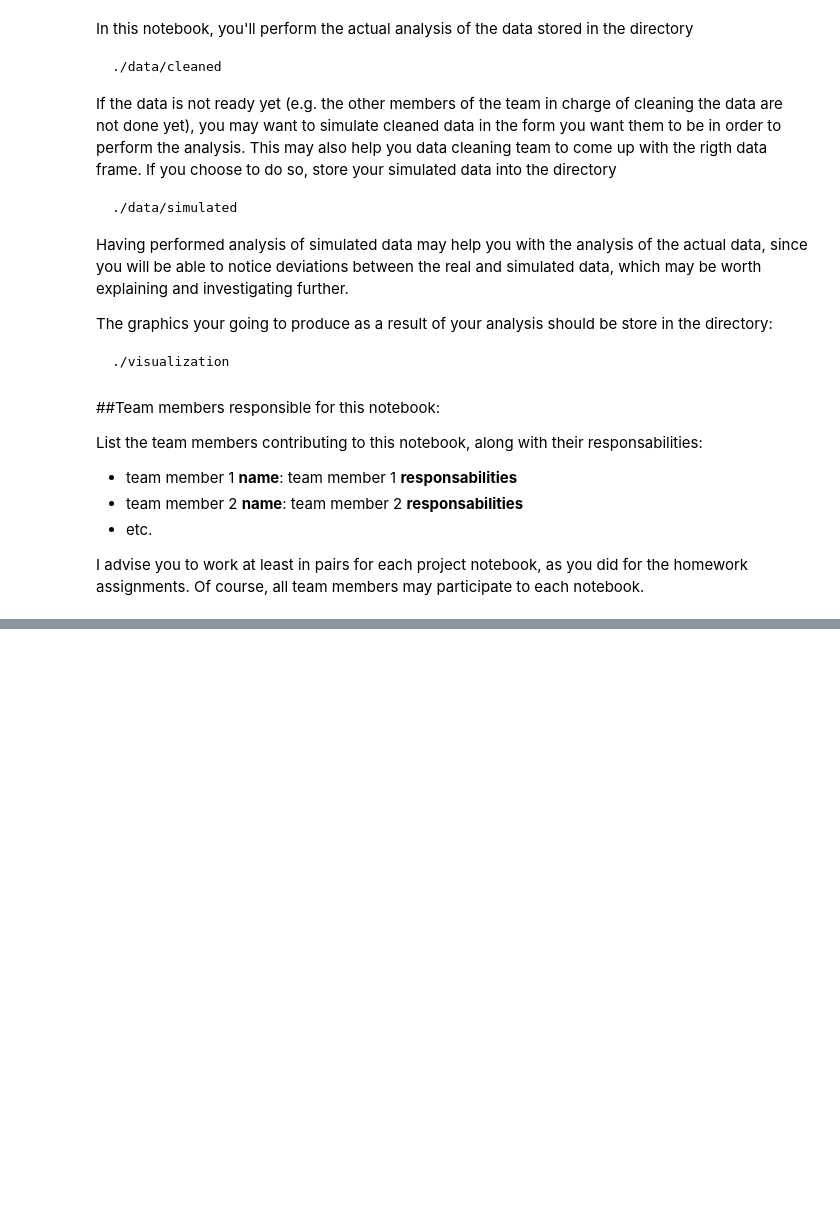
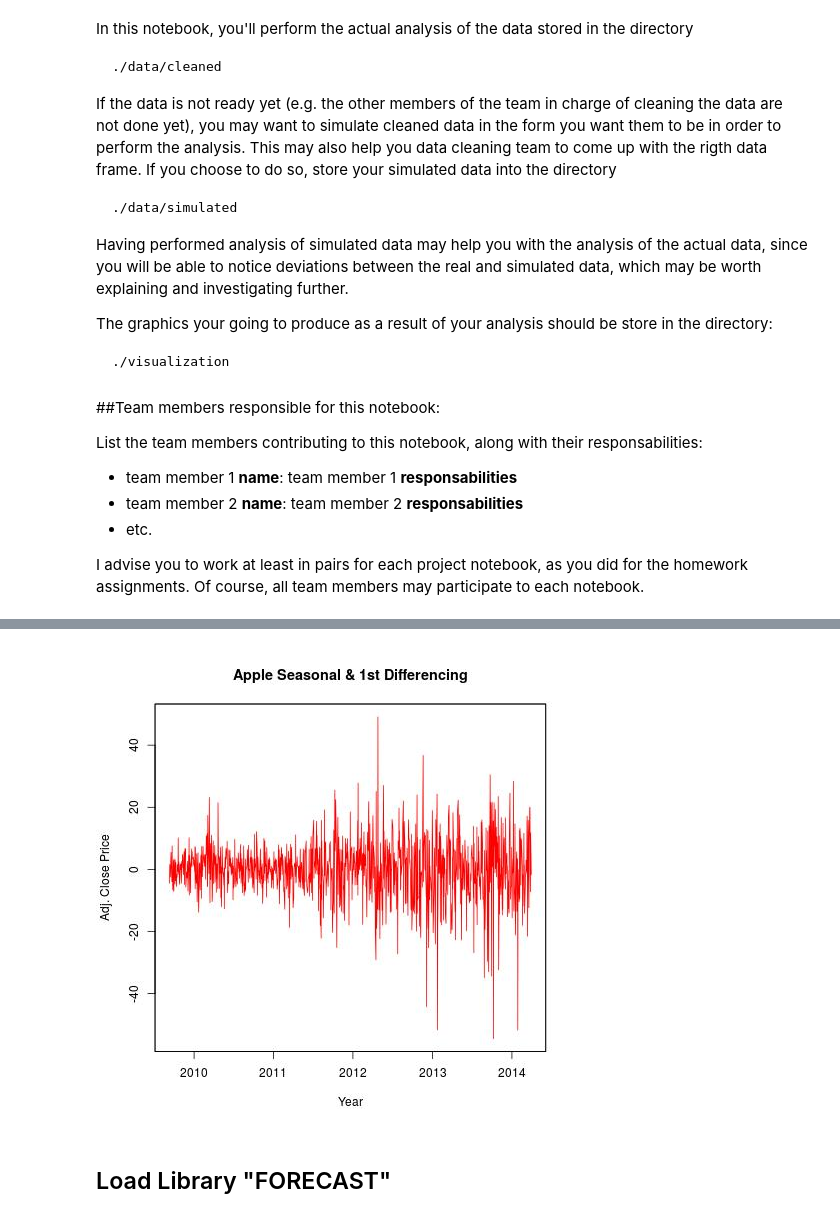
Before and after one commit to linuslin1/INNOVA, a Jupyter notebook: notebooks/NB3_data_analysis.ipynb, the cells around one changed output, grey strips where cells are left out. Saved outputs shown, nothing was run; the diff lists cells and outputs as text; code cells hidden in the pictures; blank space fills up the shorter version.

```diff
--- a/notebooks/NB3_data_analysis.ipynb
+++ b/notebooks/NB3_data_analysis.ipynb
@@ -28,0 +112,7 @@ I advise you to work at least in pairs for each project notebook, as you did for
+# %%
+from IPython.display import Image
+Image(filename='../visualizations/Apple_Seasonal_Trend_Differencing.jpg')
+# %% [output]
+[figure, added]
+# %% [markdown]
+## Load Library "FORECAST"
```
Also changed, not shown: parts of 39 cells of this notebook, 15 other files.
